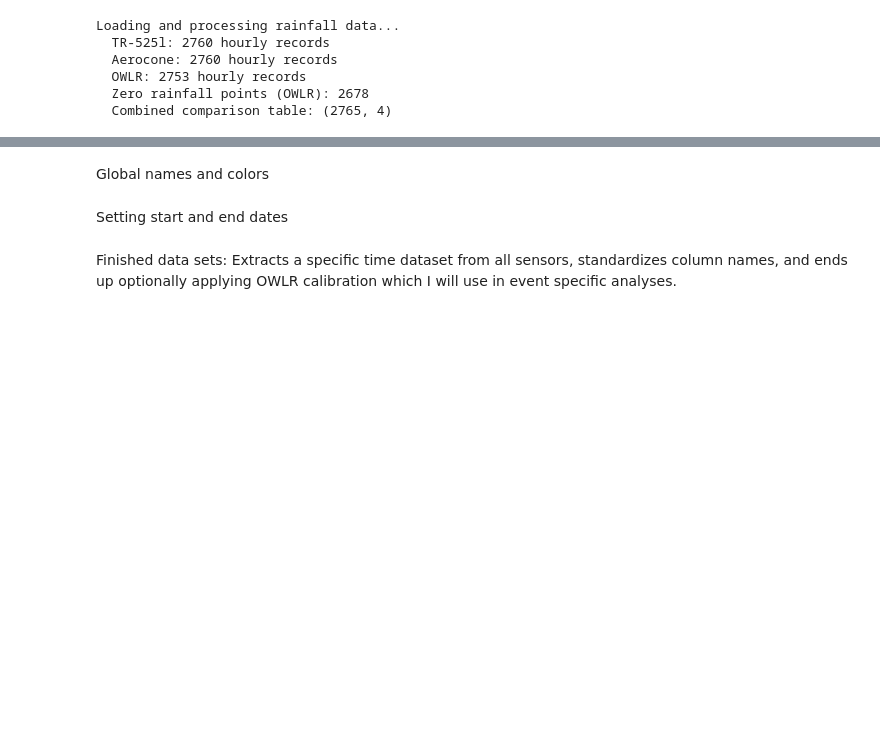
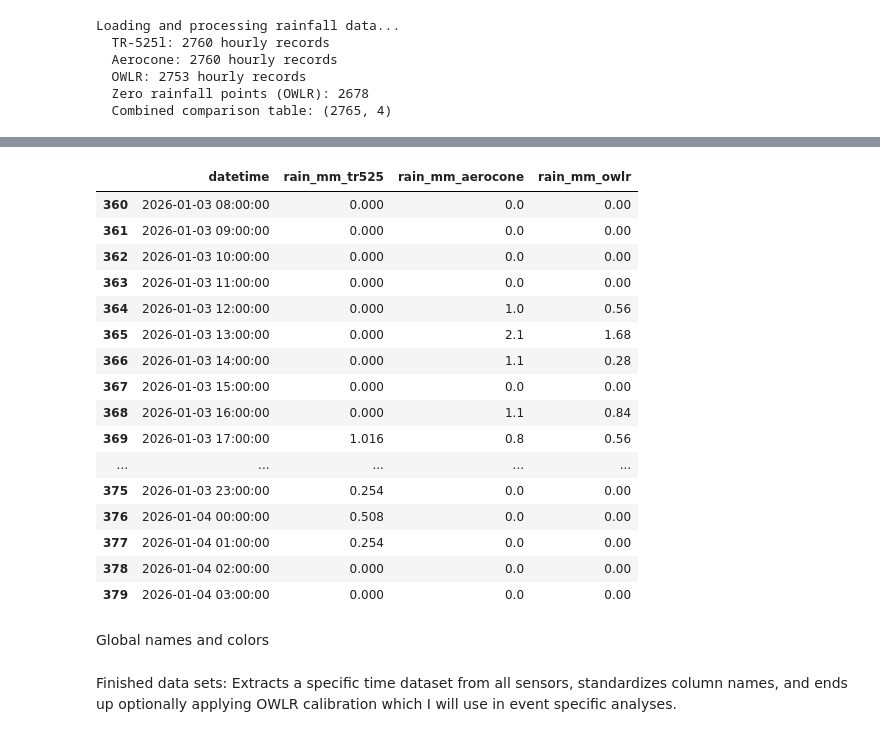
Before and after one commit to COAST-Lab/Open-Water-Level-and-Rainfall-Sensor, a Jupyter notebook: Data Analysis/rainfallAnalysisUpdated.ipynb, the cells around one changed output, grey strips where cells are left out. Saved outputs shown, nothing was run; the diff lists cells and outputs as text; code cells hidden in the pictures; blank space fills up the shorter version.

```diff
--- a/Data Analysis/rainfallAnalysisUpdated.ipynb
+++ b/Data Analysis/rainfallAnalysisUpdated.ipynb
@@ -87,26 +45,26 @@ Sensor-specific changes:
 Cleaning and combining rainfall data from different sensors so they all match the same format.
 # %%
 def load_cormp(fp):
-    df = pd.read_csv(fp, skiprows=6, usecols=[0, 1])
-    df.columns = ["datetime", "rain"]
-    df["rain"] *= 25.4
-    return finalize(df, "rain")
+    df = pd.read_csv(fp, skiprows=7, usecols=[0, 1])
+    df.columns = ["datetime", "rain_mm_tr525"]
+    df["rain_mm_tr525"] *= 25.4
+    return finalize(df, "rain_mm_tr525")
 
 
 def load_davis(fp):
-    df = pd.read_csv(fp, skiprows=7, names=["datetime", "rain"])
-    return finalize(df, "rain")
+    df = pd.read_csv(fp, skiprows=6, names=["datetime", "rain_mm_aerocone"])
+    return finalize(df, "rain_mm_aerocone")
 
 
 def load_owlr(fp):
     df = pd.read_csv(fp, header=None,
                      names=["device_id", "datetime", "blank", "event", "payload"])
-    df["rain"] = df["payload"].str.split(",").str[2]
-    return finalize(df, "rain", resample=False)
+    df["rain_mm_owlr"] = df["payload"].str.split(",").str[2]
+    return finalize(df, "rain_mm_owlr", resample=False)
 
 def prepare(df, name):
     df["datetime"] = df["datetime"].dt.floor("h")
-    return df.rename(columns={"rain": name})
+    return df.rename(columns={"rain_mm_owlr": name})
 # %% [markdown]
 
 Loads raw rainfall data from each sensor, standardizes it, and merges everything into one combined dataset for comparison in future analyses.
@@ -137,3 +155,23 @@ Loading and processing rainfall data...
+# %%
+rainfall_all.iloc[360:380]
+# %% [output]
+|  | datetime | rain_mm_tr525 | rain_mm_aerocone | rain_mm_owlr |
+| 360 | 2026-01-03 08:00:00 | 0.000 | 0.0 | 0.00 |
+| 361 | 2026-01-03 09:00:00 | 0.000 | 0.0 | 0.00 |
+| 362 | 2026-01-03 10:00:00 | 0.000 | 0.0 | 0.00 |
+| 363 | 2026-01-03 11:00:00 | 0.000 | 0.0 | 0.00 |
+| 364 | 2026-01-03 12:00:00 | 0.000 | 1.0 | 0.56 |
+| 365 | 2026-01-03 13:00:00 | 0.000 | 2.1 | 1.68 |
+| 366 | 2026-01-03 14:00:00 | 0.000 | 1.1 | 0.28 |
+| 367 | 2026-01-03 15:00:00 | 0.000 | 0.0 | 0.00 |
+| 368 | 2026-01-03 16:00:00 | 0.000 | 1.1 | 0.84 |
+| 369 | 2026-01-03 17:00:00 | 1.016 | 0.8 | 0.56 |
+| ... | ... | ... | ... | ... |
+| 375 | 2026-01-03 23:00:00 | 0.254 | 0.0 | 0.00 |
+| 376 | 2026-01-04 00:00:00 | 0.508 | 0.0 | 0.00 |
+| 377 | 2026-01-04 01:00:00 | 0.254 | 0.0 | 0.00 |
+| 378 | 2026-01-04 02:00:00 | 0.000 | 0.0 | 0.00 |
+| 379 | 2026-01-04 03:00:00 | 0.000 | 0.0 | 0.00 |
 # %% [markdown]
 Global names and colors
 # %%
@@ -160,5 +198,3 @@ SENSORS = {
         "is_ref": False
     }
 }
-# %% [markdown]
-Setting start and end dates
```
Also changed, not shown: parts of 14 cells of this notebook.
